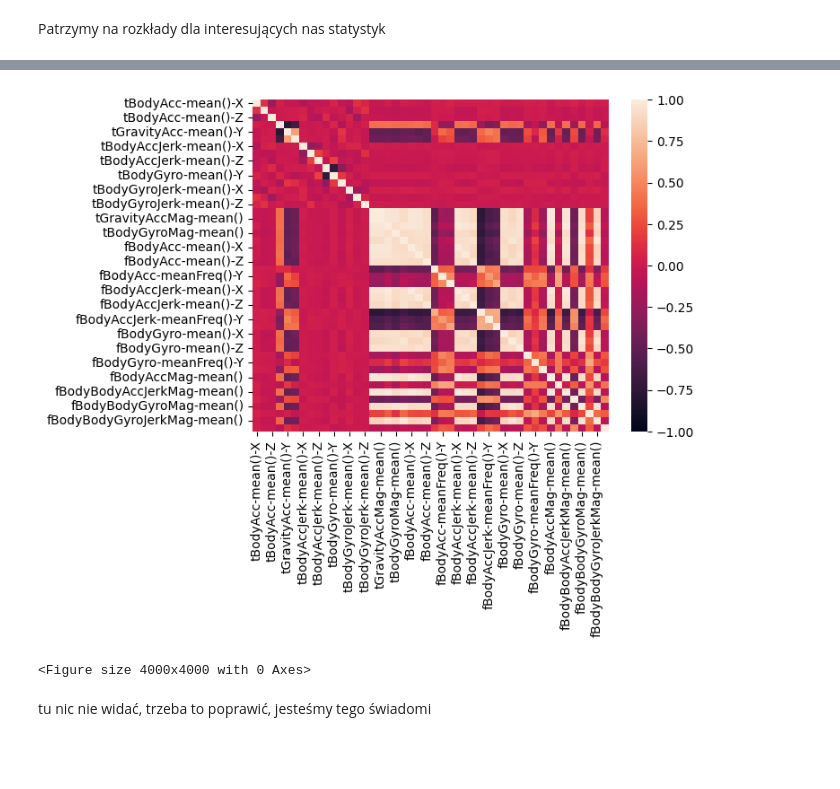
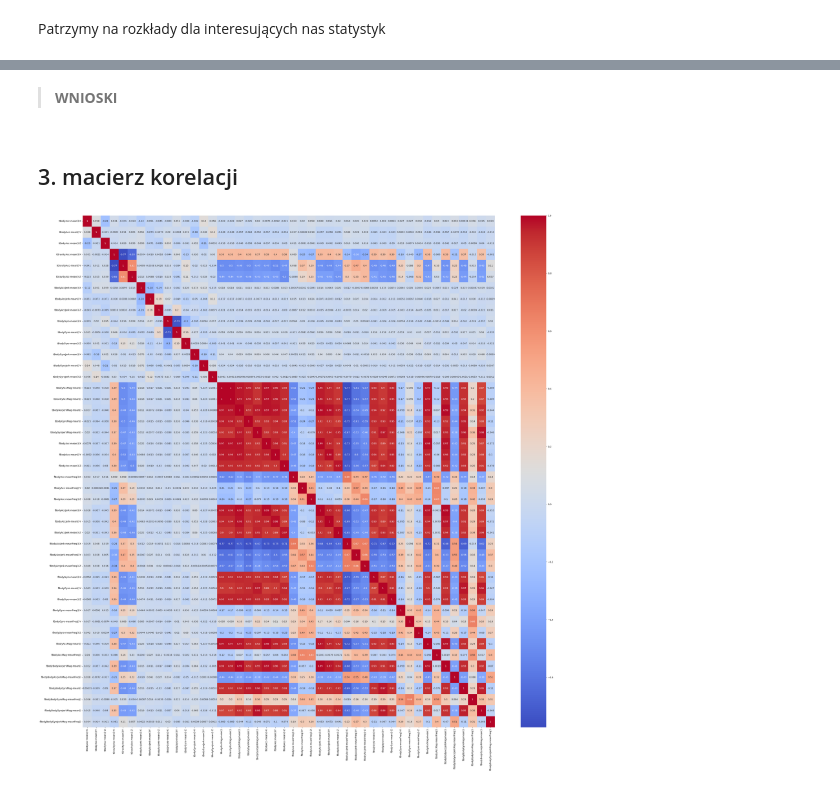
Before and after one commit to DeptuchMateusz/Human-activity-recognition-using-smartphones-clustering, a Jupyter notebook: EDA/EDA.ipynb, the cells around one changed output, grey strips where cells are left out. Drawn from its saved outputs; the diff is of its cells as text; code cells hidden in the pictures; blank space fills up the shorter version.

```diff
--- a/EDA/EDA.ipynb
+++ b/EDA/EDA.ipynb
@@ -187,9 +194,11 @@ array([[<Axes: title={'center': 'tBodyAcc-mean()-X'}>,
-# %%
-sns.heatmap(data[stat_cols].corr(), vmin=-1, vmax=1)
-plt.figure(figsize=(40,40))
-plt.show()
-# %% [output]
-[figure, removed]
-<Figure size 4000x4000 with 0 Axes>
-# %% [markdown]
-tu nic nie widać, trzeba to poprawić, jesteśmy tego świadomi
+# %% [markdown]
+> **WNIOSKI**
+# %% [markdown]
+## 3. macierz korelacji
+# %%
+plt.figure(figsize=(40,40))
+sns.heatmap(data[stat_cols].corr(),annot=True, cmap='coolwarm')
+
+plt.show()
+# %% [output]
+[figure, added]
```
Also changed, not shown: parts of 18 cells of this notebook.
